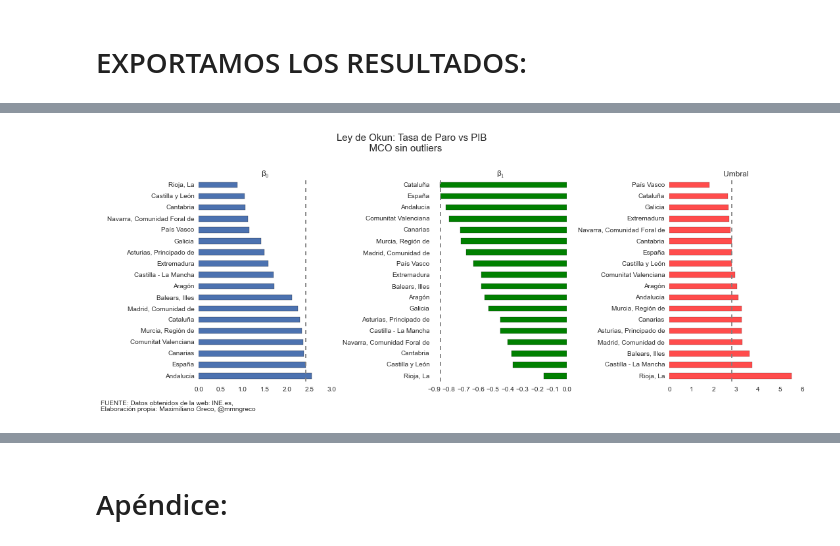
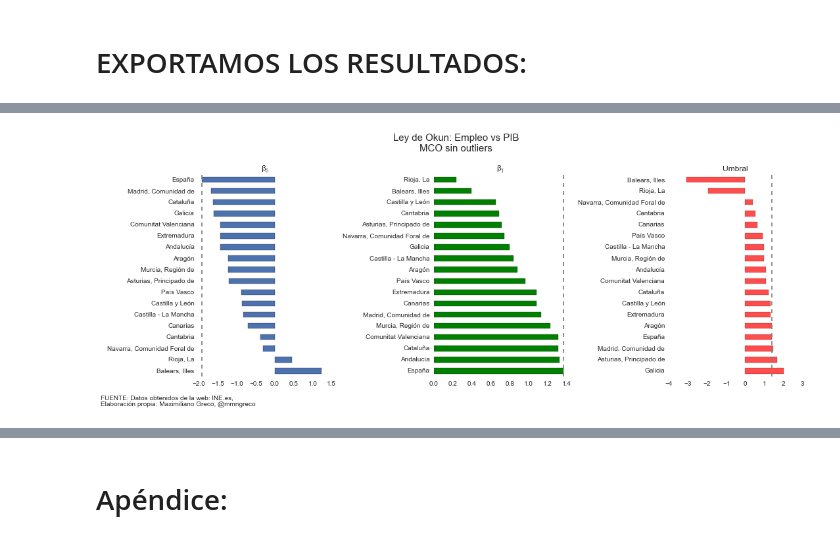
Before and after one commit to mmngreco/okun_ccaa, a Jupyter notebook: code/Okun_Regresion.ipynb, the cells around one changed output, grey strips where cells are left out. Cells and saved outputs as stored; diff of their text form; code cells hidden in the pictures.

Commit message:
update 8.17.1248
agregados archivos xls empleo y pib con filtros
actualizados notebook regresión
agregados algunos papers

```diff
--- a/code/Okun_Regresion.ipynb
+++ b/code/Okun_Regresion.ipynb
@@ -800,4 +764,0 @@ mco_outlier_paro.tail()
-# %%
-mco_outlier_empleo = DataFrame(params_empleo_outlier,
-                               index=nombres_parametros,
-                               columns=regiones).T.sort('R2', ascending=False)
@@ -907,48 +907,46 @@ with open('data_work/MCO/modelos_outlier_l.txt', "w") as f:
 # %%
 fig = plt.figure(figsize=(15,5))
 linestyle = '--'
 
 ax1 = plt.subplot(131)
-mco_outlier_paro.b0.order(ascending=False).plot(kind='barh', title='β$_0$')
-plt.axvline(mco_outlier_paro.b0.T['España'], linestyle=linestyle, color='grey')
+mco_outlier_empleo.b0.order(ascending=False).plot(kind='barh', title='β$_0$')
+plt.axvline(mco_outlier_empleo.b0.T['España'], linestyle=linestyle, color='grey')
 
 ax2 = plt.subplot(132)
-mco_outlier_paro.b1.order(ascending=False).plot(kind='barh', title='β$_1$', color='green')
-plt.axvline(mco_outlier_paro.b1.T['España'], linestyle=linestyle, color='grey')
+mco_outlier_empleo.b1.order(ascending=False).plot(kind='barh', title='β$_1$', color='green')
+plt.axvline(mco_outlier_empleo.b1.T['España'], linestyle=linestyle, color='grey')
 
 ax3 = plt.subplot(133)
-mco_outlier_paro.umbral.order(ascending=False).plot(kind='barh', color='red', alpha=0.7, title='Umbral')
-plt.axvline(mco_outlier_paro.umbral.T['España'], linestyle=linestyle, color='grey')
+mco_outlier_empleo.umbral.order(ascending=False).plot(kind='barh', color='red', alpha=0.7, title='Umbral')
+plt.axvline(mco_outlier_empleo.umbral.T['España'], linestyle=linestyle, color='grey')
 
-plt.text(x=-15, y=20,s=u'Ley de Okun: Tasa de Paro vs PIB\n            MCO sin outliers', fontsize=15)
+plt.suptitle(x=0.5, y=1.1,t='Ley de Okun: Empleo vs PIB\nMCO sin outliers', fontsize=15)
 
 for ax in [ax1, ax2, ax3]:
     ax.spines["top"].set_visible(False)
     ax.spines["bottom"].set_visible(False)
     ax.spines["right"].set_visible(False)
     ax.spines["left"].set_visible(False)
 
     ax.get_xaxis().tick_bottom()
     ax.get_yaxis().tick_left()
 
     ax.axes.get_xaxis().set_visible(True)
     ax.axes.get_yaxis().set_visible(True)
 
-    ax.tick_params(
-                    axis='both',          # changes apply to the x-axis
-                    which='both',      # both major and minor ticks are affected
-                    bottom='off',      # ticks along the bottom edge are off
-                    top='off',         # ticks along the top edge are off
-                    left='off',
-                    labelbottom='on',
-                    labelleft='on')
+    ax.tick_params(axis='both',          # changes apply to the x-axis
+                   which='both',      # both major and minor ticks are affected
+                   bottom='off',      # ticks along the bottom edge are off
+                   top='off',         # ticks along the top edge are off
+                   left='off',
+                   labelbottom='on',
+                   labelleft='on')
 
 #ax3.invert_xaxis()
 #ax3.yaxis.tick_right()
-
 plt.gcf().text(0, -0.05, "%s" % foot, fontsize=10, transform=(1,1))
 plt.tight_layout()
 
-plt.savefig('imgs/res_mco_outlier_paro.png', bbox_inches='tight', dpi=150)
+plt.savefig('imgs/res_mco_outlier_empleo.png', bbox_inches='tight', dpi=150)
 # %% [output]
-[figure, old version]
+[figure, new version]
```
Also changed, not shown: parts of 64 cells of this notebook, 14 other files.
